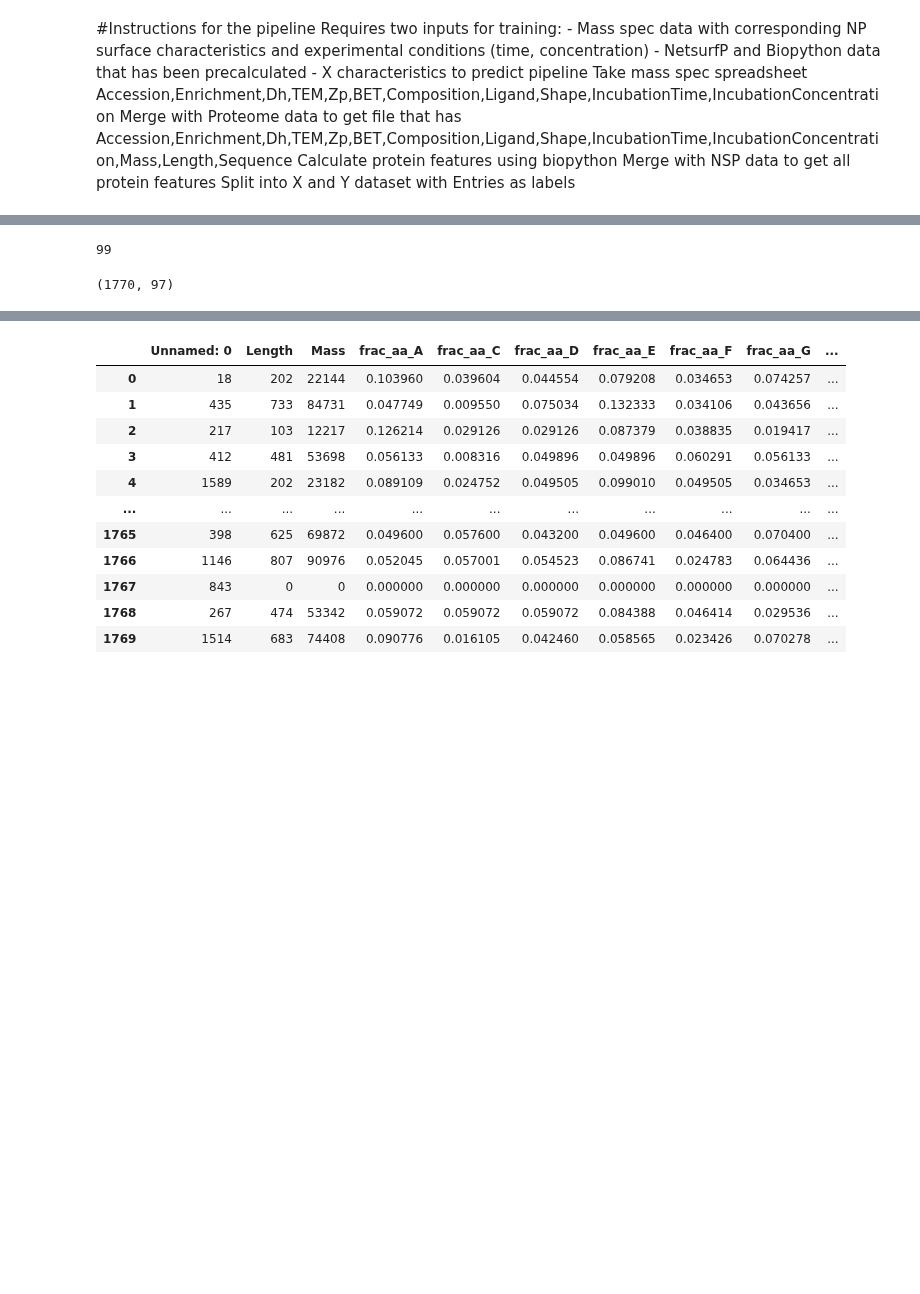
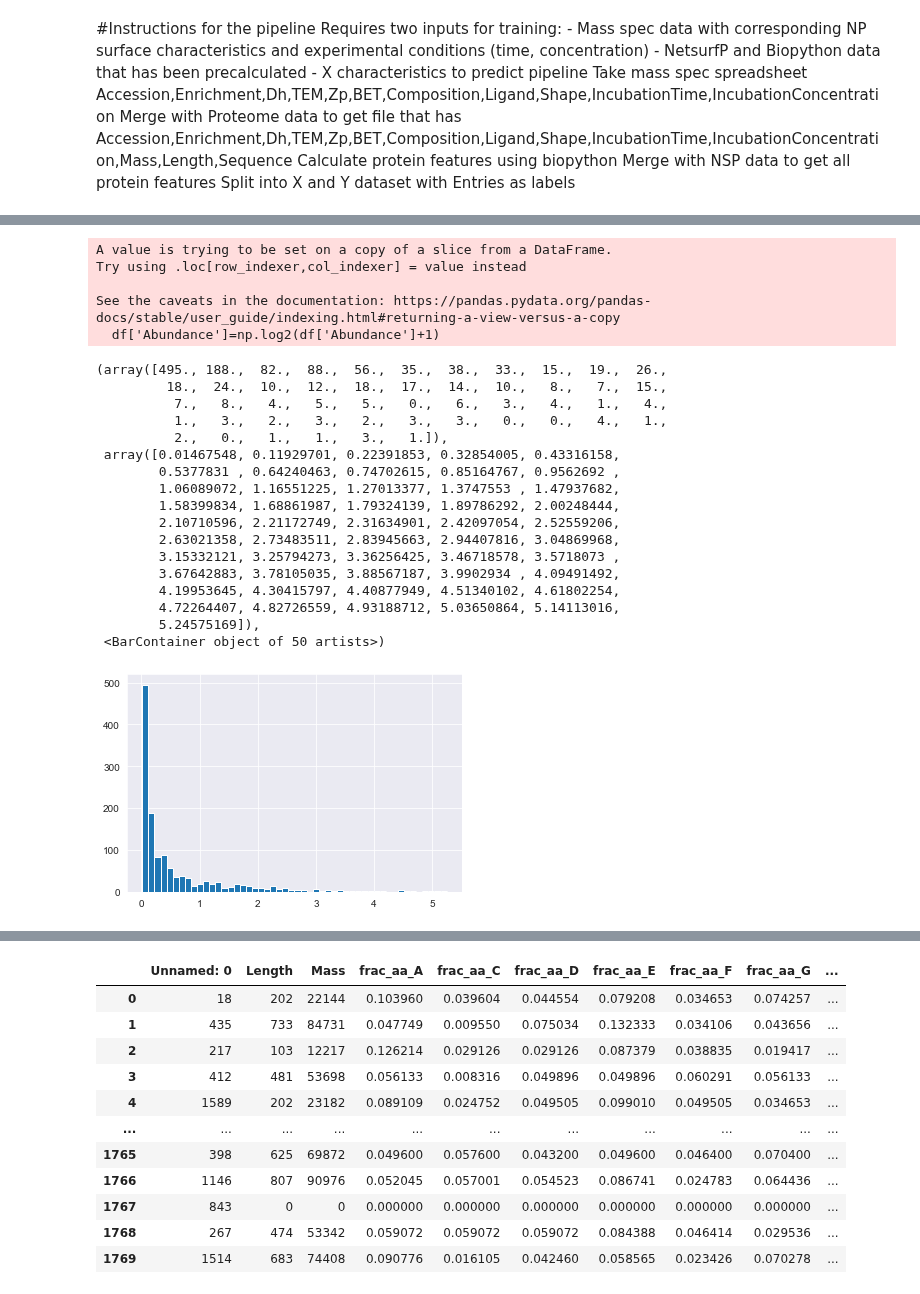
Before and after one commit to karst-poulsen/PC_ML_using_NSP, a Jupyter notebook: ML_5_pubpipe_Samples.ipynb, the cells around one changed output, grey strips where cells are left out. Drawn from its saved outputs; the diff is of its cells as text; code cells hidden in the pictures; blank space fills up the shorter version.

```diff
--- a/ML_5_pubpipe_Samples.ipynb
+++ b/ML_5_pubpipe_Samples.ipynb
@@ -363,7 +287,33 @@ summary
-# %%
-len(Abund_filter)
-# %% [output]
-99
+# %%
+df_a = pd.read_excel(df_filepath, header=0)
+df=df_a[df_a['Abundance']>=0.01]
+# df_a['Abundance']=np.log10(df_a['Abundance']+1)
+df['Abundance']=np.log2(df['Abundance']+1)
+plt.hist(df['Abundance'],bins=50)
+# %% [output]
+A value is trying to be set on a copy of a slice from a DataFrame.
+Try using .loc[row_indexer,col_indexer] = value instead
+
+See the caveats in the documentation: https://pandas.pydata.org/pandas-docs/stable/user_guide/indexing.html#returning-a-view-versus-a-copy
+  df['Abundance']=np.log2(df['Abundance']+1)
+(array([495., 188.,  82.,  88.,  56.,  35.,  38.,  33.,  15.,  19.,  26.,
+         18.,  24.,  10.,  12.,  18.,  17.,  14.,  10.,   8.,   7.,  15.,
+          7.,   8.,   4.,   5.,   5.,   0.,   6.,   3.,   4.,   1.,   4.,
+          1.,   3.,   2.,   3.,   2.,   3.,   3.,   0.,   0.,   4.,   1.,
+          2.,   0.,   1.,   1.,   3.,   1.]),
+ array([0.01467548, 0.11929701, 0.22391853, 0.32854005, 0.43316158,
+        0.5377831 , 0.64240463, 0.74702615, 0.85164767, 0.9562692 ,
+        1.06089072, 1.16551225, 1.27013377, 1.3747553 , 1.47937682,
+        1.58399834, 1.68861987, 1.79324139, 1.89786292, 2.00248444,
+        2.10710596, 2.21172749, 2.31634901, 2.42097054, 2.52559206,
+        2.63021358, 2.73483511, 2.83945663, 2.94407816, 3.04869968,
+        3.15332121, 3.25794273, 3.36256425, 3.46718578, 3.5718073 ,
+        3.67642883, 3.78105035, 3.88567187, 3.9902934 , 4.09491492,
+        4.19953645, 4.30415797, 4.40877949, 4.51340102, 4.61802254,
+        4.72264407, 4.82726559, 4.93188712, 5.03650864, 5.14113016,
+        5.24575169]),
+ <BarContainer object of 50 artists>)
+[figure, added]
 # %%
 df_filepath='Input_data/Save_files/df_whole_Con_drop_30%zeros.xlsx'
 df = pd.read_excel(df_filepath, header=0)
@@ -373,4 +436,2 @@ Abund_filter = np.arange(0.0001,0.01,0.0001).tolist()
 # %%
-df.shape
+df
-# %% [output]
-(1770, 97)
```
Also changed, not shown: parts of 9 cells of this notebook.
